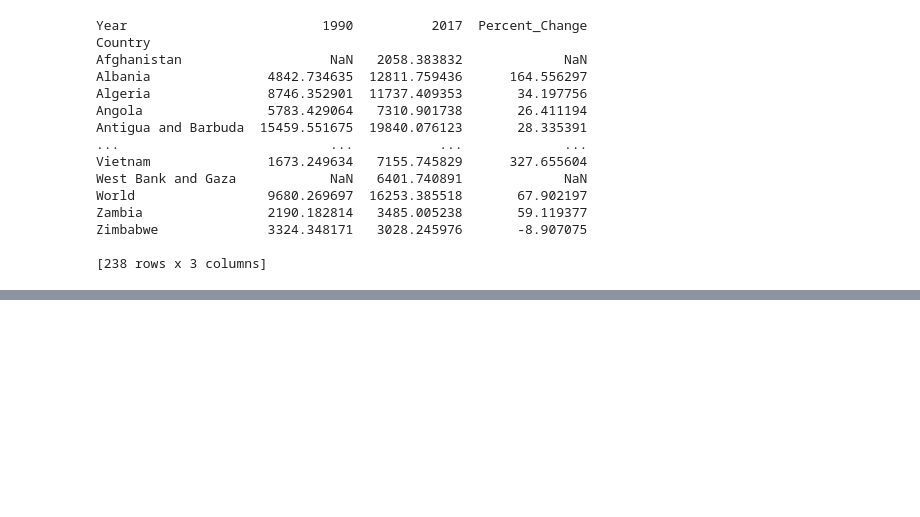
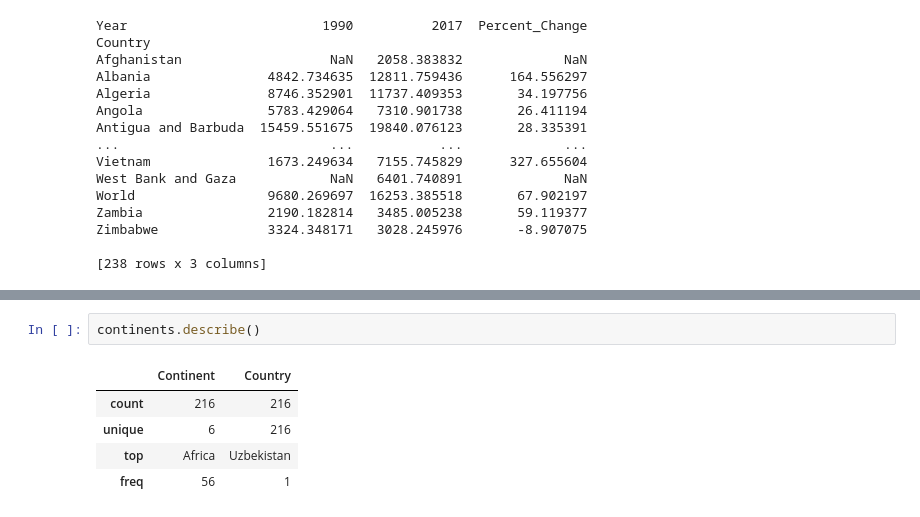
Before and after one commit to nss-data-science-cohort-5/un_exploration-yvonnemartinez716, a Jupyter notebook: notebooks/UN_Data_Exploration.ipynb, the cells around one changed output, grey strips where cells are left out. Drawn from its saved outputs; the diff is of its cells as text; blank space fills up the shorter version.

```diff
--- a/notebooks/UN_Data_Exploration.ipynb
+++ b/notebooks/UN_Data_Exploration.ipynb
@@ -304,0 +319,8 @@ gdp_pivoted[gdp_pivoted['Percent_Change']<0]
+# %%
+continents.describe()
+# %% [output]
+|  | Continent | Country |
+| count | 216 | 216 |
+| unique | 6 | 216 |
+| top | Africa | Uzbekistan |
+| freq | 56 | 1 |
```
Also changed, not shown: parts of 15 cells of this notebook.
